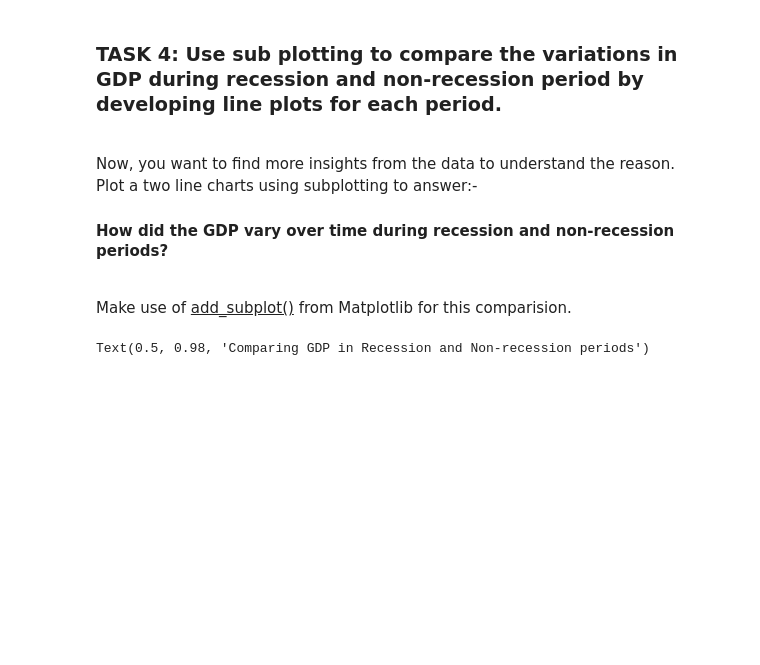
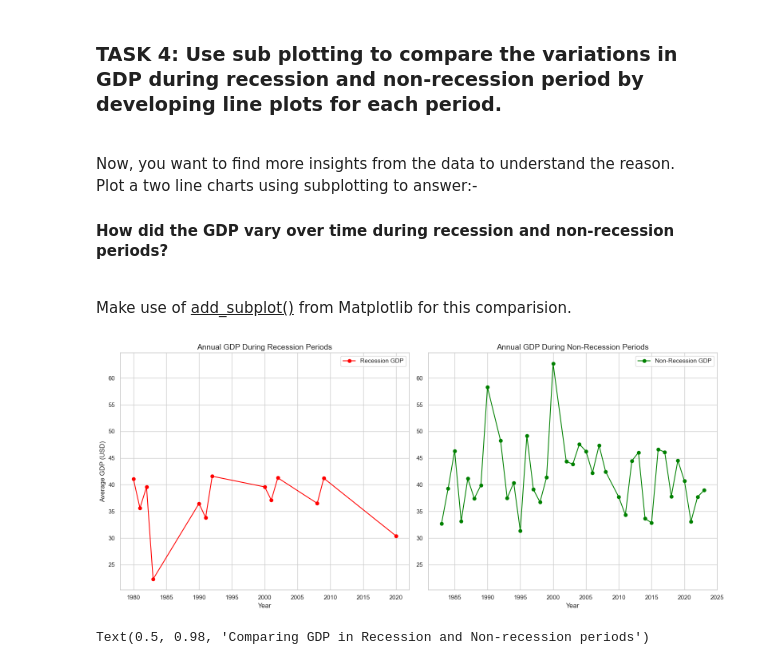
Before and after one commit to edwei06/data_science_2024_fall, a Jupyter notebook: data_science_hw2/hw2_automobile/hw2_automobile.ipynb, the cells around one changed output. Drawn from its saved outputs; the diff is of its cells as text; code cells hidden in the pictures; blank space fills up the shorter version.

```diff
--- a/data_science_hw2/hw2_automobile/hw2_automobile.ipynb
+++ b/data_science_hw2/hw2_automobile/hw2_automobile.ipynb
@@ -452,6 +454,67 @@ Text(0.5, 1.0, 'Average Automobile Sales during Recession and Non-Recession')
 <br>Now, you want to find more insights from the data to understand the reason. <br>Plot a two line charts using subplotting to answer:-
 #### How did the GDP vary over time during recession and non-recession periods?
 <br>Make use of <u>add_subplot()</u> from Matplotlib for this comparision.
+# %%
+sns.set(style="whitegrid")
+df = pd.read_csv('historical_automobile_sales.csv')
+df['Date'] = pd.to_datetime(df['Date'])
+df['Year'] = df['Date'].dt.year
+df['Month'] = df['Date'].dt.month
+df.sort_values('Date', inplace=True)
+
+# create dataframes when recession and non recession
+recession_df = df[df['Recession'] == 1]
+non_recession_df = df[df['Recession'] == 0]
+# Aggregate GDP by Year for recession periods
+gdp_recession_yearly = recession_df.groupby('Year')['GDP'].mean().reset_index()
+# Find the minimum and maximum GDP values across both datasets
+gdp_min = min(gdp_recession_yearly['GDP'].min(), gdp_non_recession_yearly['GDP'].min())
+gdp_max = max(gdp_recession_yearly['GDP'].max(), gdp_non_recession_yearly['GDP'].max())
+
+# add some padding for better visualization
+padding = (gdp_max - gdp_min) * 0.05
+y_lower = gdp_min - padding
+y_upper = gdp_max + padding
+# aggregate GDP by Year for non-recession periods
+gdp_non_recession_yearly = non_recession_df.groupby('Year')['GDP'].mean().reset_index()
+# Initialize
+fig = plt.figure(figsize=(16, 7))
+
+# First subplot for Recession Periods
+ax1 = fig.add_subplot(1, 2, 1)  # 1 row, 2 columns, subplot 1
+ax1.plot(
+    gdp_recession_yearly['Year'],
+    gdp_recession_yearly['GDP'],
+    color='red',
+    marker='o',
+    label='Recession GDP'
+)
+ax1.set_title('Annual GDP During Recession Periods', fontsize=14)
+ax1.set_xlabel('Year', fontsize=12)
+ax1.set_ylabel('Average GDP (USD)', fontsize=12)
+ax1.set_ylim(y_lower, y_upper)
+ax1.legend()
+ax1.grid(True)
+
+# Second subplot for Non-Recession Periods
+ax2 = fig.add_subplot(1, 2, 2)  # 1 row, 2 columns, subplot 2
+ax2.plot(
+    gdp_non_recession_yearly['Year'],
+    gdp_non_recession_yearly['GDP'],
+    color='green',
+    marker='o',
+    label='Non-Recession GDP'
+)
+ax2.set_title('Annual GDP During Non-Recession Periods', fontsize=14)
+ax2.set_xlabel('Year', fontsize=12)
+# ax2.set_ylabel('Average GDP (USD)', fontsize=12)  # Shared y-axis label is set on ax1
+ax2.set_ylim(y_lower, y_upper)  # set common y-axis limits
+ax2.legend()
+ax2.grid(True)
+plt.tight_layout()
+plt.show()
+# %% [output]
+[figure, added]
 # %%
 # your code here
 # %% [output]
```
Also changed, not shown: parts of 2 cells of this notebook.
